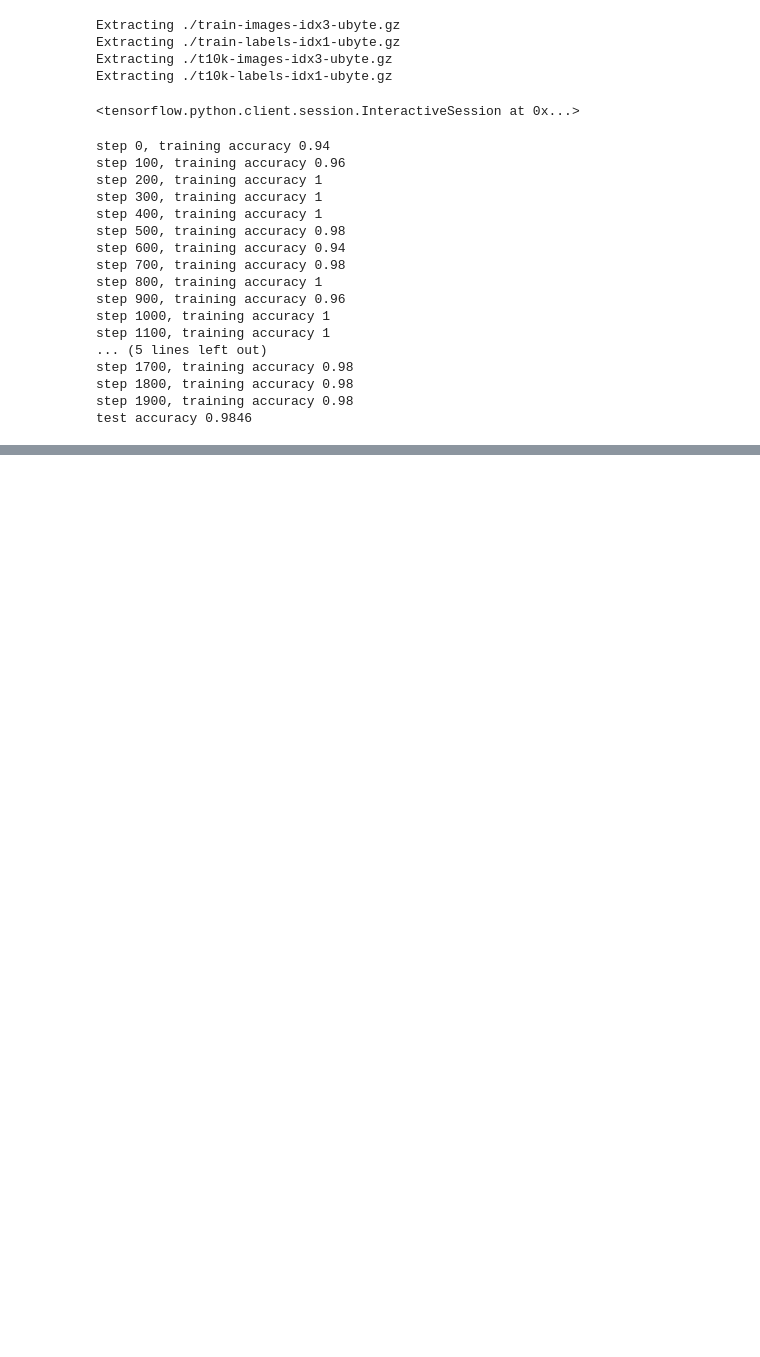
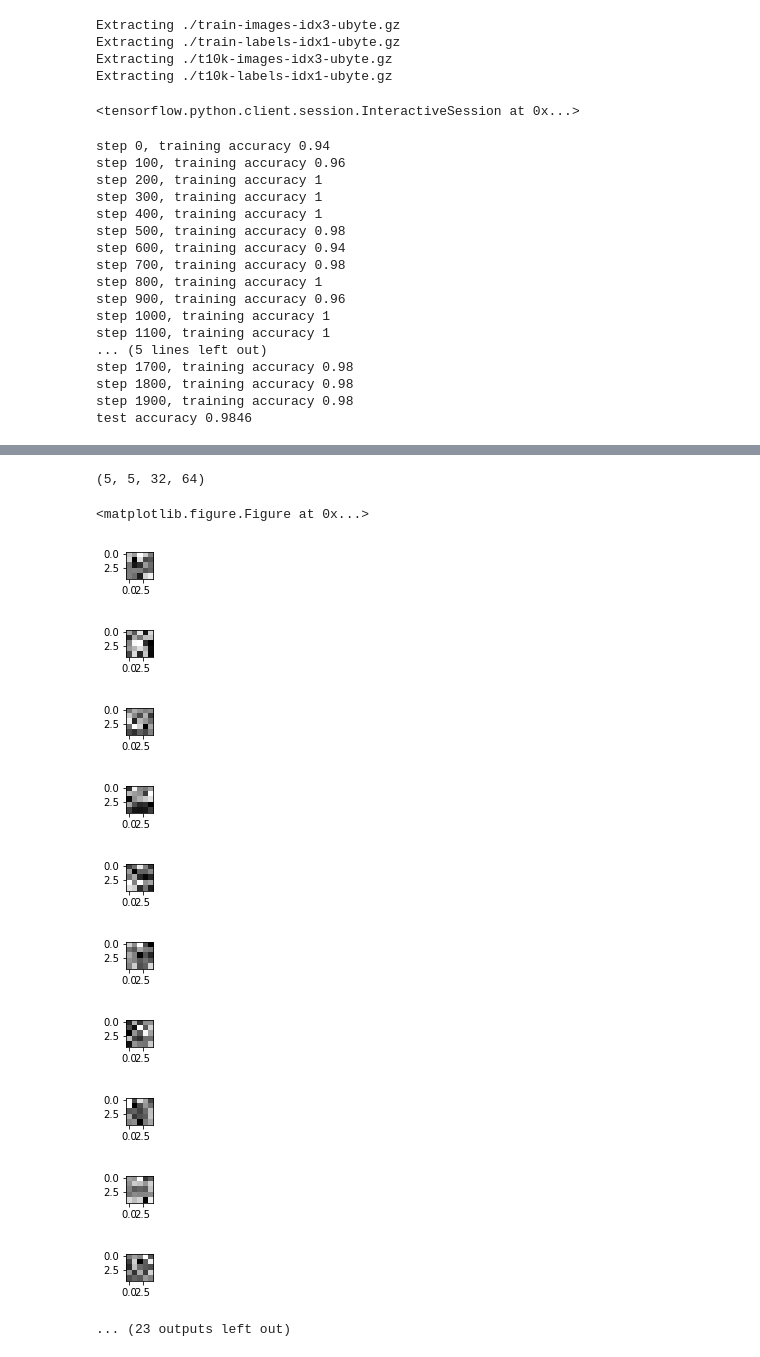
Before and after one commit to valentin-nemcev/tensor-flow-hackathon, a Jupyter notebook: MNIST_deep.ipynb, the cells around one changed output, grey strips where cells are left out. Cells and saved outputs as stored; diff of their text form; code cells hidden in the pictures; blank space fills up the shorter version.

```diff
--- a/MNIST_deep.ipynb
+++ b/MNIST_deep.ipynb
@@ -102,0 +126,23 @@ plt.imshow(w)
+# %%
+print(sess.run(W_conv2).shape)
+w2 = sess.run(W_conv2)
+# from matplotlib import colors
+for i in range(w2.shape[-1]):
+
+    plt.figure(figsize=[0.5,0.5])
+    plt.imshow(w[:, :, 0, i], cmap='gray')
+    plt.show()
+# %% [output]
+(5, 5, 32, 64)
+<matplotlib.figure.Figure at 0x...>
+[figure, added]
+[figure, added]
+[figure, added]
+[figure, added]
+[figure, added]
+[figure, added]
+[figure, added]
+[figure, added]
+[figure, added]
+[figure, added]
+... (23 outputs left out)
```
Also changed, not shown: parts of 6 cells of this notebook.
